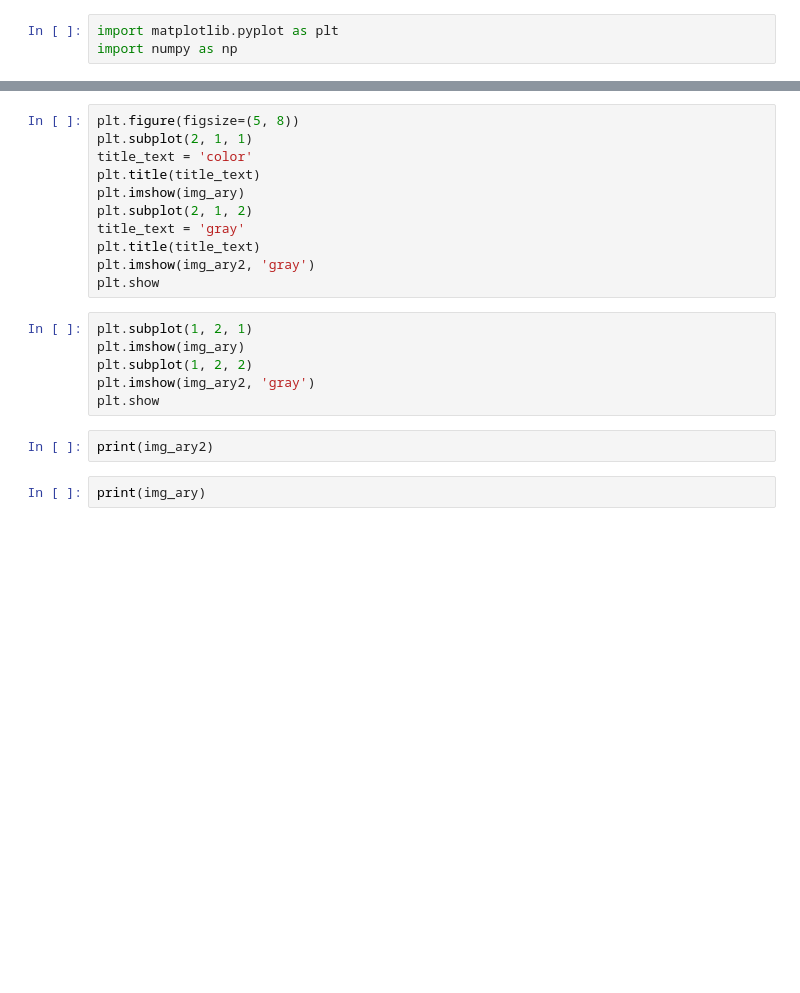
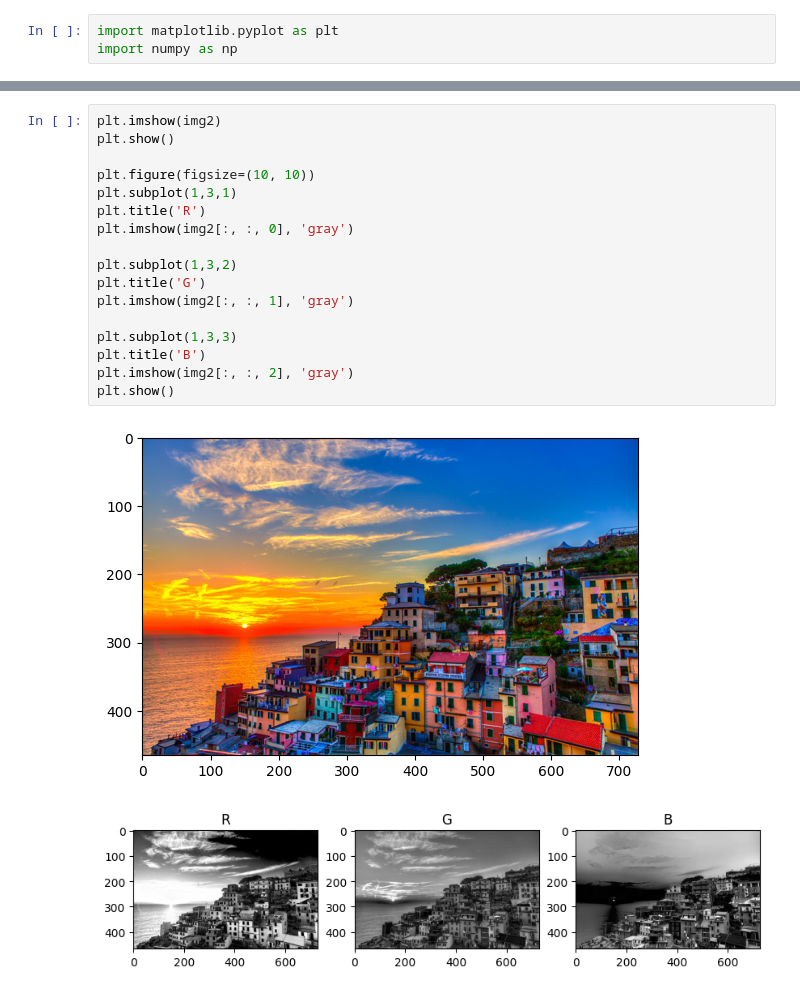
Before and after one commit to apetech-labs/bigdatacamp_image_processing, a Jupyter notebook: ImageProcessing/day1/image_basic.ipynb, the cells around one changed output, grey strips where cells are left out. Drawn from its saved outputs; the diff is of its cells as text; blank space fills up the shorter version.

```diff
--- a/ImageProcessing/day1/image_basic.ipynb
+++ b/ImageProcessing/day1/image_basic.ipynb
@@ -36,21 +35,20 @@ print(img_ary3.shape)
 # %%
-plt.figure(figsize=(5, 8))
-plt.subplot(2, 1, 1)
-title_text = 'color'
-plt.title(title_text)
-plt.imshow(img_ary)
-plt.subplot(2, 1, 2)
-title_text = 'gray'
-plt.title(title_text)
-plt.imshow(img_ary2, 'gray')
-plt.show
+plt.imshow(img2)
+plt.show()
+
+plt.figure(figsize=(10, 10))
+plt.subplot(1,3,1)
+plt.title('R')
+plt.imshow(img2[:, :, 0], 'gray')
+
+plt.subplot(1,3,2)
+plt.title('G')
+plt.imshow(img2[:, :, 1], 'gray')
+
+plt.subplot(1,3,3)
+plt.title('B')
+plt.imshow(img2[:, :, 2], 'gray')
+plt.show()
+# %% [output]
+[figure, added]
+[figure, added]
-# %%
-plt.subplot(1, 2, 1)
-plt.imshow(img_ary)
-plt.subplot(1, 2, 2)
-plt.imshow(img_ary2, 'gray')
-plt.show
-# %%
-print(img_ary2)
-# %%
-print(img_ary)
```
Also changed, not shown: parts of 14 cells of this notebook, 2 other files.
